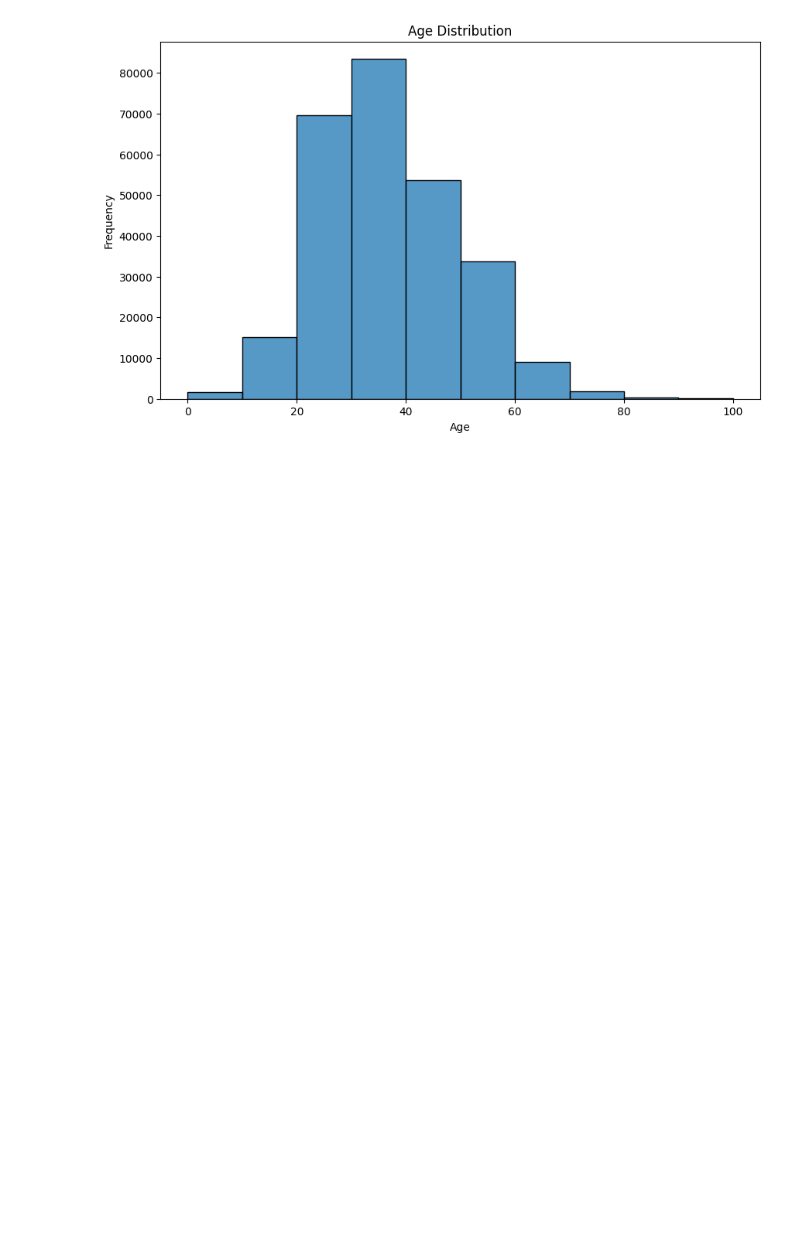
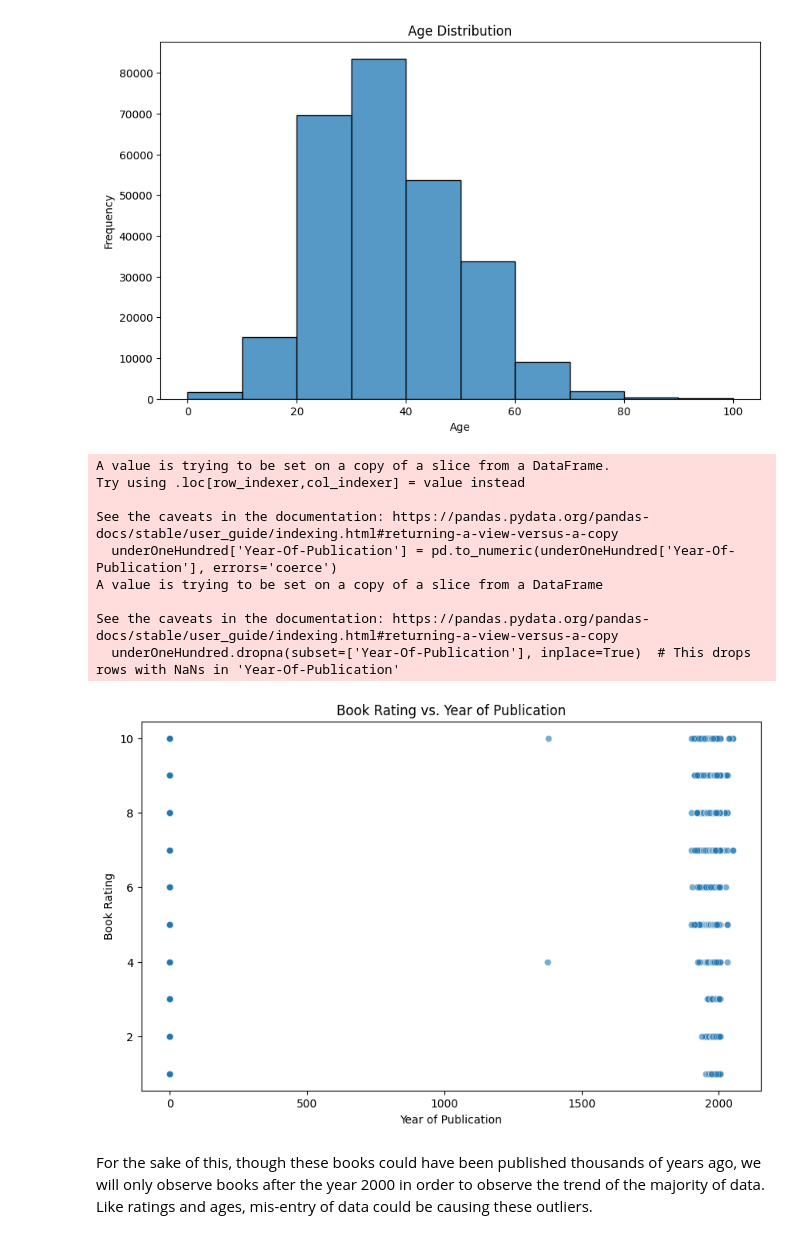
Before and after one commit to kellyegorman/books-analysis, a Jupyter notebook: desc-stats.ipynb, the cells around one changed output. Saved outputs shown, nothing was run; the diff lists cells and outputs as text; code cells hidden in the pictures; blank space fills up the shorter version.

```diff
--- a/desc-stats.ipynb
+++ b/desc-stats.ipynb
@@ -135,3 +135,28 @@ plt.ylabel('Frequency')
 plt.show()
 # %% [output]
 [figure]
+# %%
+
+underOneHundred['Year-Of-Publication'] = pd.to_numeric(underOneHundred['Year-Of-Publication'], errors='coerce')
+underOneHundred.dropna(subset=['Year-Of-Publication'], inplace=True)  # This drops rows with NaNs in 'Year-Of-Publication'
+
+plt.figure(figsize=(10, 6))
+sns.scatterplot(data=underOneHundred, x='Year-Of-Publication', y='Book-Rating', alpha=0.6)
+
+plt.title('Book Rating vs. Year of Publication')
+plt.xlabel('Year of Publication')
+plt.ylabel('Book Rating')
+plt.show()
+# %% [output]
+A value is trying to be set on a copy of a slice from a DataFrame.
+Try using .loc[row_indexer,col_indexer] = value instead
+
+See the caveats in the documentation: https://pandas.pydata.org/pandas-docs/stable/user_guide/indexing.html#returning-a-view-versus-a-copy
+  underOneHundred['Year-Of-Publication'] = pd.to_numeric(underOneHundred['Year-Of-Publication'], errors='coerce')
+A value is trying to be set on a copy of a slice from a DataFrame
+
+See the caveats in the documentation: https://pandas.pydata.org/pandas-docs/stable/user_guide/indexing.html#returning-a-view-versus-a-copy
+  underOneHundred.dropna(subset=['Year-Of-Publication'], inplace=True)  # This drops rows with NaNs in 'Year-Of-Publication'
+[figure, added]
+# %% [markdown]
+For the sake of this, though these books could have been published thousands of years ago, we will only observe books after the year 2000 in order to observe the trend of the majority of data. Like ratings and ages, mis-entry of data could be causing these outliers.
```
